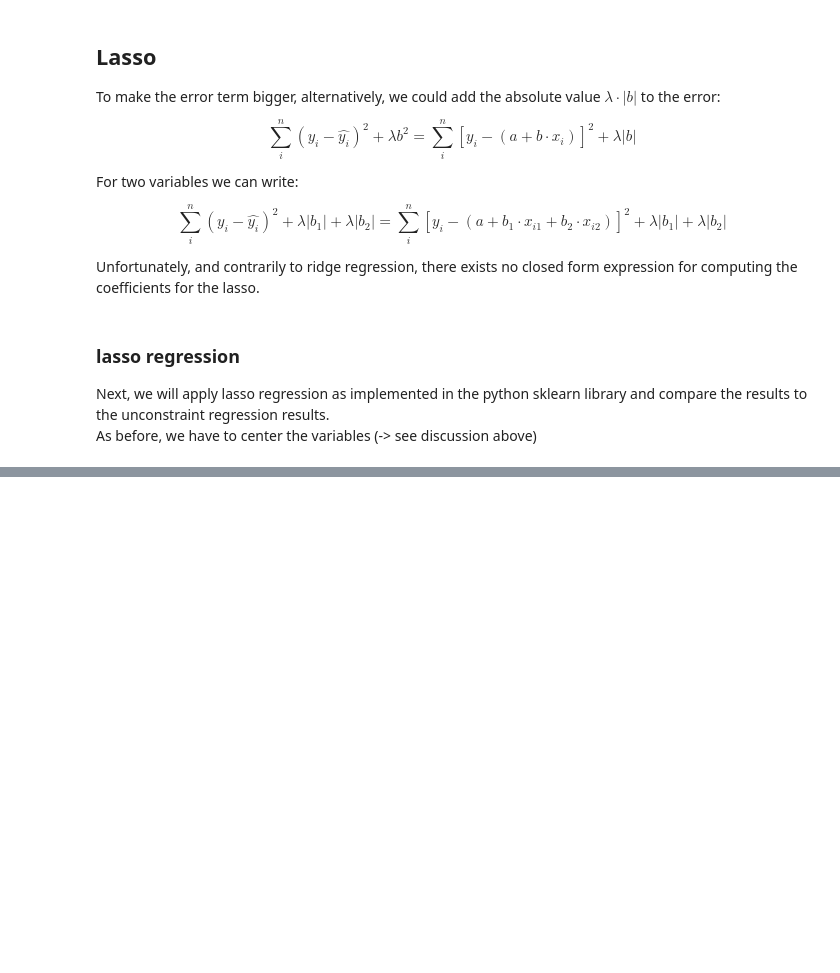
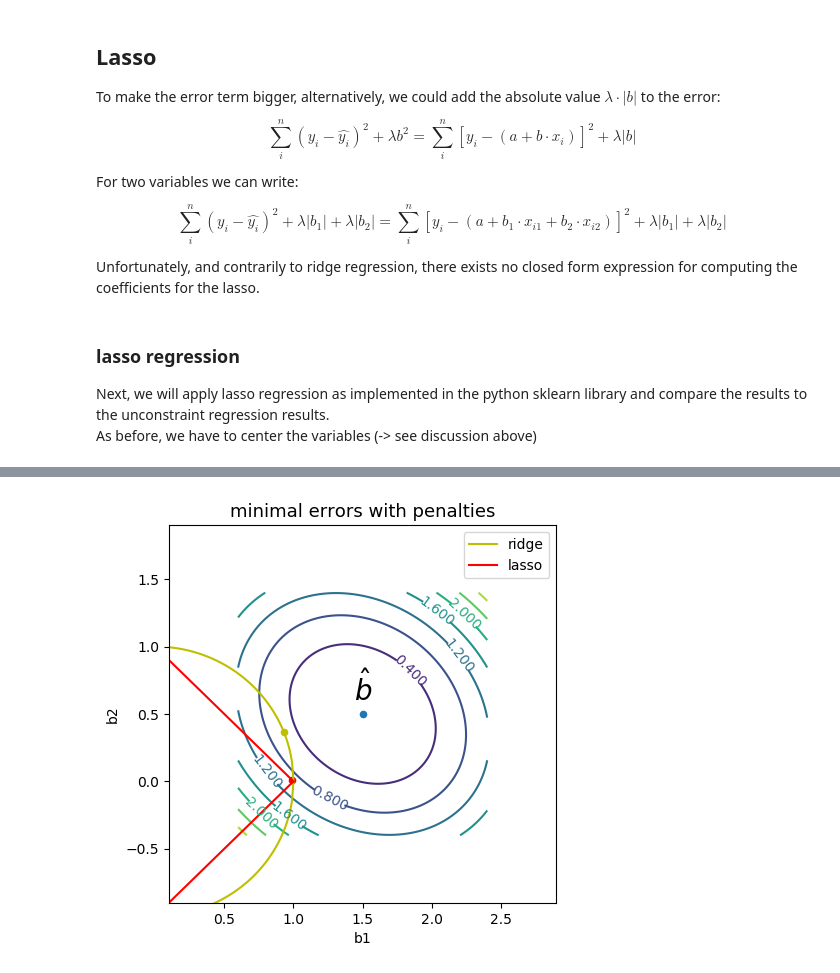
Before and after one commit to nitram-bot/fhnw_lecture, a Jupyter notebook: notebooks/Regression Techniques.ipynb, the cells around one changed output, grey strips where cells are left out. Cells and saved outputs as stored; diff of their text form; code cells hidden in the pictures; blank space fills up the shorter version.

```diff
--- a/notebooks/Regression Techniques.ipynb
+++ b/notebooks/Regression Techniques.ipynb
@@ -524,0 +533,88 @@ To see why lasso shrinks parameters to zero, we will:
+# %%
+# generation of random data set:
+X1 = np.random.normal(loc = 1.0, scale = 0.8, size = 100)
+X2 = np.random.normal(loc = 0.5, scale = 1.2, size = 100)
+beta1 = 1.5
+beta2 = 0.5
+Y = beta1 * X1 + beta2 * X2
+X = np.c_[X1, X2]
+
+# test with linear regression
+from sklearn.linear_model import LinearRegression
+model = LinearRegression()
+model.fit(X, Y)
+model.intercept_ # essentiall zero
+model.coef_ # essentially 0.2 and 0.5
+print(f'the model parameters from data generation could be recovered: {model.coef_}')
+
+# make regular grid of values for b_1 and b_2
+b1 = np.linspace(beta1 - 0.9, beta1 + 0.9, 100)
+b2 = np.linspace(beta2 - 0.9, beta2 + 0.9, 100)
+bb1, bb2 = np.meshgrid(b1, b2)
+
+# compute MSE-error
+Yhat = bb1.reshape(-1, 1) * X1.reshape(1, -1) + bb2.reshape(-1, 1) * X2.reshape(1, -1)
+errors = np.square(Yhat - Y.reshape(1, -1))
+error = np.sum(errors, axis = 1)/len(Y)
+error_to_plot = error.reshape(bb1.shape)
+
+# plot MSE-error contour
+f = plt.figure(figsize=(5, 5), dpi=100)
+plt.title(label='minimal errors with penalties', fontdict={'fontsize':13})
+axes = f.add_subplot(111)
+cp = plt.contour(bb1, bb2, error_to_plot)
+plt.clabel(cp, inline=1, fontsize=10)
+axes.set_xlabel('b1')
+axes.set_ylabel('b2')
+axes.set_ylim([np.min(b2)-0.5, np.max(b2) + 0.5])
+axes.set_xlim([np.min(b1)-0.5, np.max(b1) + 0.5])
+
+
+# plot optimal solution
+axes.scatter(beta1, beta2, s = 20)
+axes.annotate('$\hat{b}$', xy=(beta1 , beta2 + 0.1), xycoords='data',
+              horizontalalignment = 'center', size = 20)
+
+# all ridge solutions with a penalty budget of 1
+constraint_error = 1.0
+values = np.linspace(0, 1.0, 100)
+constraint_l2 = np.sqrt(constraint_error - values**2)
+axes.plot(values, constraint_l2, 'y-', label = 'ridge')
+axes.plot(-values, constraint_l2, 'y-')
+axes.plot(values, -constraint_l2, 'y-')
+
+# all lasso solutions with a penalty budget of 1
+constraint_l1 = constraint_error -values
+axes.plot(values, constraint_l1, 'r-', label = 'lasso')
+axes.plot(-values, constraint_l1, 'r-')
+axes.plot(values, -constraint_l1, 'r-')
+
+# best ridge solution with penalty budget of 1
+Yhat_ridge = np.concatenate((values, values)).reshape(-1,1) * X1.reshape(1, -1) + \
+np.concatenate((constraint_l2, -constraint_l2)).reshape(-1,1) * X2.reshape(1, -1)
+errors_ridge = np.square(Yhat_ridge - Y.reshape(1, -1))
+error_ridge = np.sum(errors_ridge, axis = 1)/len(Y)
+index_ridge = np.where(error_ridge ==np.amin(error_ridge))[0][0]
+axes.scatter(np.concatenate((values, values))[index_ridge],
+             np.concatenate((constraint_l2, -constraint_l2))[index_ridge],
+             s=20, c='y')
+
+# best lasso solution with penalty budget of 1
+Yhat_lasso = np.concatenate((values, values)).reshape(-1,1) * X1.reshape(1, -1) + \
+np.concatenate((constraint_l1, -constraint_l1)).reshape(-1,1) * X2.reshape(1, -1)
+errors_lasso = np.square(Yhat_lasso - Y.reshape(1, -1))
+error_lasso = np.sum(errors_lasso, axis = 1)/len(Y)
+index_lasso = np.where(error_lasso ==np.amin(error_lasso))[0][0]
+axes.scatter(np.concatenate((values, values))[index_lasso],
+             np.concatenate((constraint_l1, -constraint_l1))[index_lasso],
+             s=20, c='r')
+
+
+legs = axes.legend()
+plt.show()
+print(f'optimal coefficients of the ridge solution: {np.concatenate((values, values))[index_ridge]}'\
+      f' and {np.concatenate((constraint_l2, -constraint_l2))[index_ridge]}')
+
+print(f'optimal coefficients of the lasso solution: {np.concatenate((values, values))[index_lasso]}'\
+      f' and {np.concatenate((constraint_l1, -constraint_l1))[index_lasso]}')
+# %% [output]
@@ -524,0 +622 @@ To see why lasso shrinks parameters to zero, we will:
+[figure, added]
```
Also changed, not shown: parts of 13 cells of this notebook, 11 other files.
